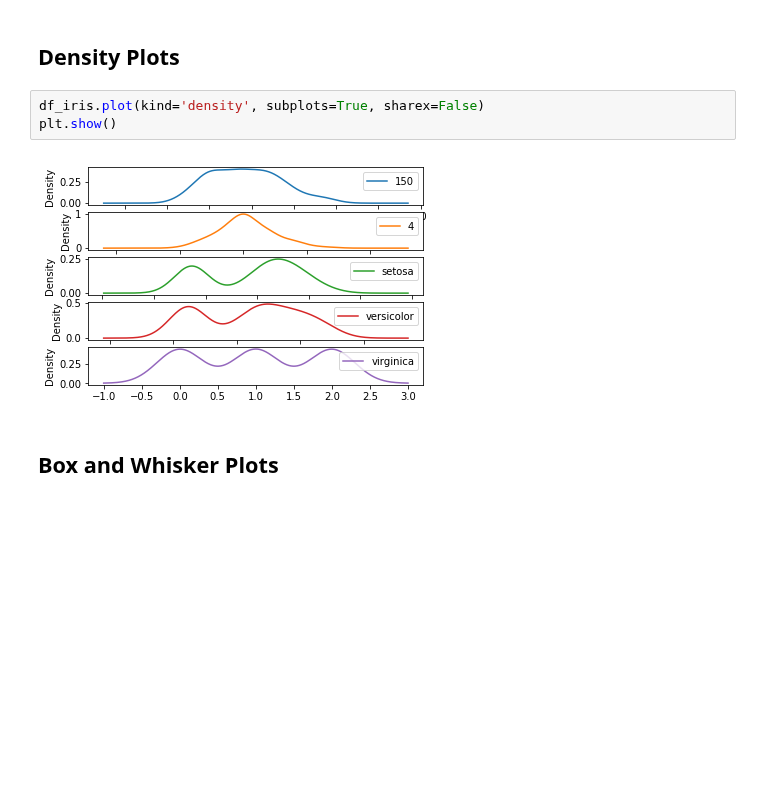
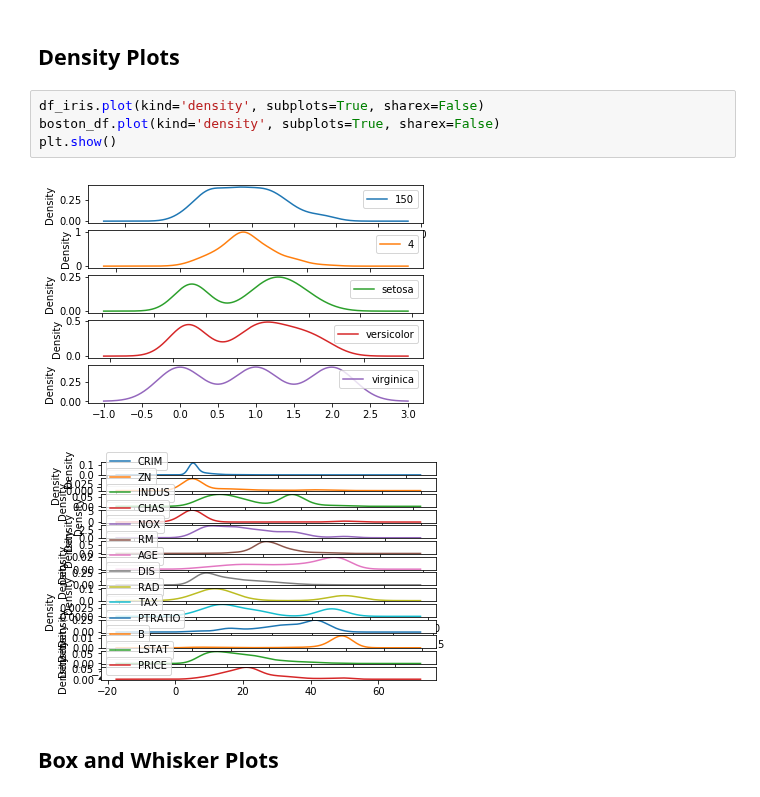
Before and after one commit to furukawa-laboratory/workout_report_2019, a Jupyter notebook: trainee/yamauchi/Introduction_of_Preprocessing_02.ipynb, the cells around one changed output. Saved outputs shown, nothing was run; the diff lists cells and outputs as text; blank space fills up the shorter version.

```diff
--- a/trainee/yamauchi/Introduction_of_Preprocessing_02.ipynb
+++ b/trainee/yamauchi/Introduction_of_Preprocessing_02.ipynb
@@ -244,9 +233,11 @@ plt.show()
 ## Density Plots
 # %%
 df_iris.plot(kind='density', subplots=True, sharex=False)
+boston_df.plot(kind='density', subplots=True, sharex=False)
 plt.show()
 # %% [output]
 [figure]
+[figure, added]
 # %% [markdown]
 ## Box and Whisker Plots
 # %%
```
Also changed, not shown: parts of 19 cells of this notebook.
